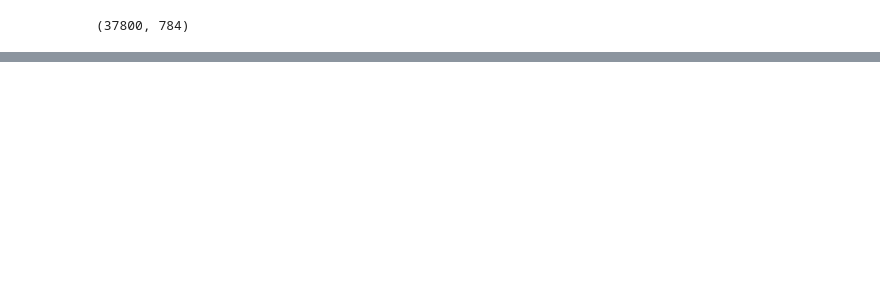
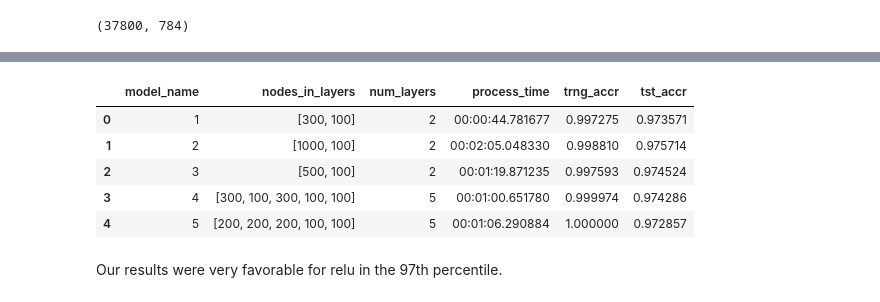
Before and after one commit to tisSoFluffy/MSDS422_ML, a Jupyter notebook: Assignment_6/Assignment_6.ipynb, the cells around one changed output, grey strips where cells are left out. Saved outputs shown, nothing was run; the diff lists cells and outputs as text; code cells hidden in the pictures; blank space fills up the shorter version.

```diff
--- a/Assignment_6/Assignment_6.ipynb
+++ b/Assignment_6/Assignment_6.ipynb
@@ -195,0 +120,12 @@ import matplotlib.pyplot as plt
+# %%
+losses = []
+tst_losses = []
+accuracys = []
+tst_accuracys = []
+for m in models:
+    (loss,acc) = m.evaluate(X_train,y_train)
+    (tst_loss,tst_acc) = m.evaluate(X_val, y_val)
+    losses.append(loss)
+    tst_losses.append(tst_loss)
+    accuracys.append(acc)
+    tst_accuracys.append(tst_acc)
@@ -195,0 +143,8 @@ import matplotlib.pyplot as plt
+# %%
+d = {'model_name': ['1','2','3','4','5'],
+    'nodes_in_layers': [[300,100],[1000,100],[500,100],[300,100,300,100,100],[200,200,200,100,100]],
+    'num_layers':[2,2,2,5,5],
+    'process_time': times,
+    'trng_accr': accuracys,
+    'tst_accr': tst_accuracys}
+results_df = pd.DataFrame(d)
@@ -324,0 +166,11 @@ array([2.6644855, 0.2920136, 8.155593 , ..., 2.8528655, 9.187014 ,
+# %%
+results_df
+# %% [output]
+|  | model_name | nodes_in_layers | num_layers | process_time | trng_accr | tst_accr |
+| 0 | 1 | [300, 100] | 2 | 00:00:44.781677 | 0.997275 | 0.973571 |
+| 1 | 2 | [1000, 100] | 2 | 00:02:05.048330 | 0.998810 | 0.975714 |
+| 2 | 3 | [500, 100] | 2 | 00:01:19.871235 | 0.997593 | 0.974524 |
+| 3 | 4 | [300, 100, 300, 100, 100] | 5 | 00:01:00.651780 | 0.999974 | 0.974286 |
+| 4 | 5 | [200, 200, 200, 100, 100] | 5 | 00:01:06.290884 | 1.000000 | 0.972857 |
+# %% [markdown]
+Our results were very favorable for relu in the 97th percentile.
```
Also changed, not shown: parts of 39 cells of this notebook, 1 other file.
